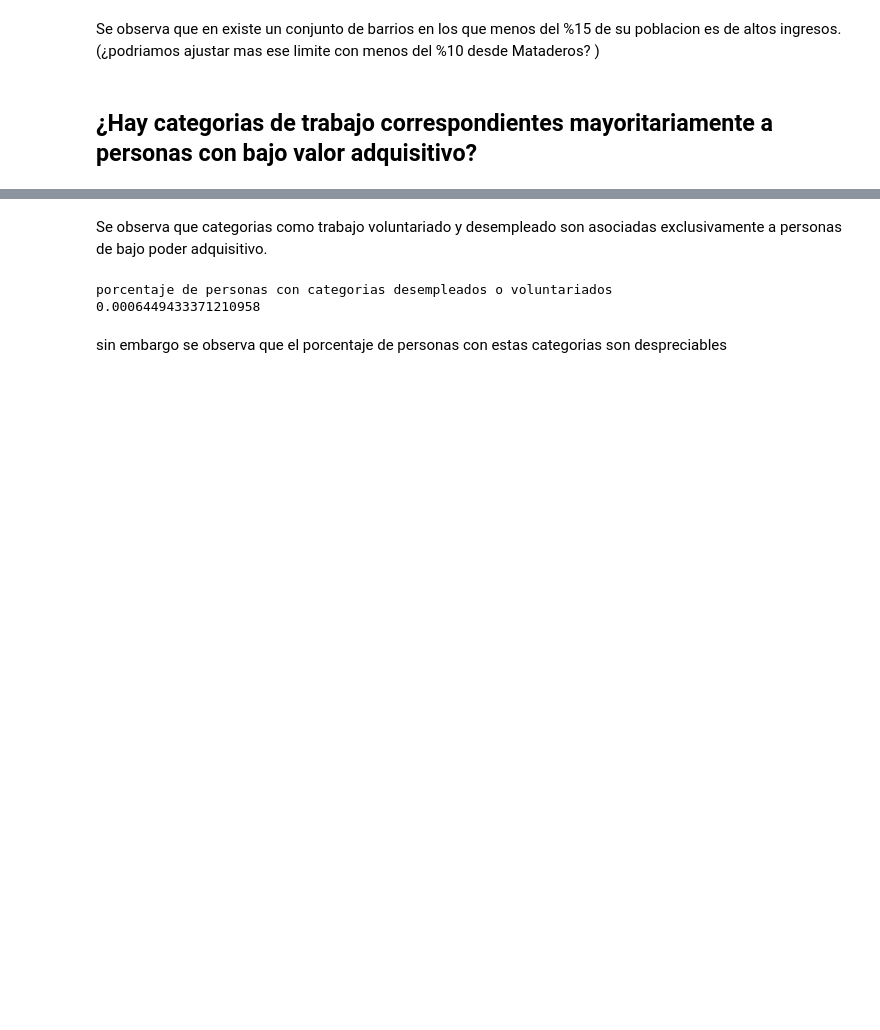
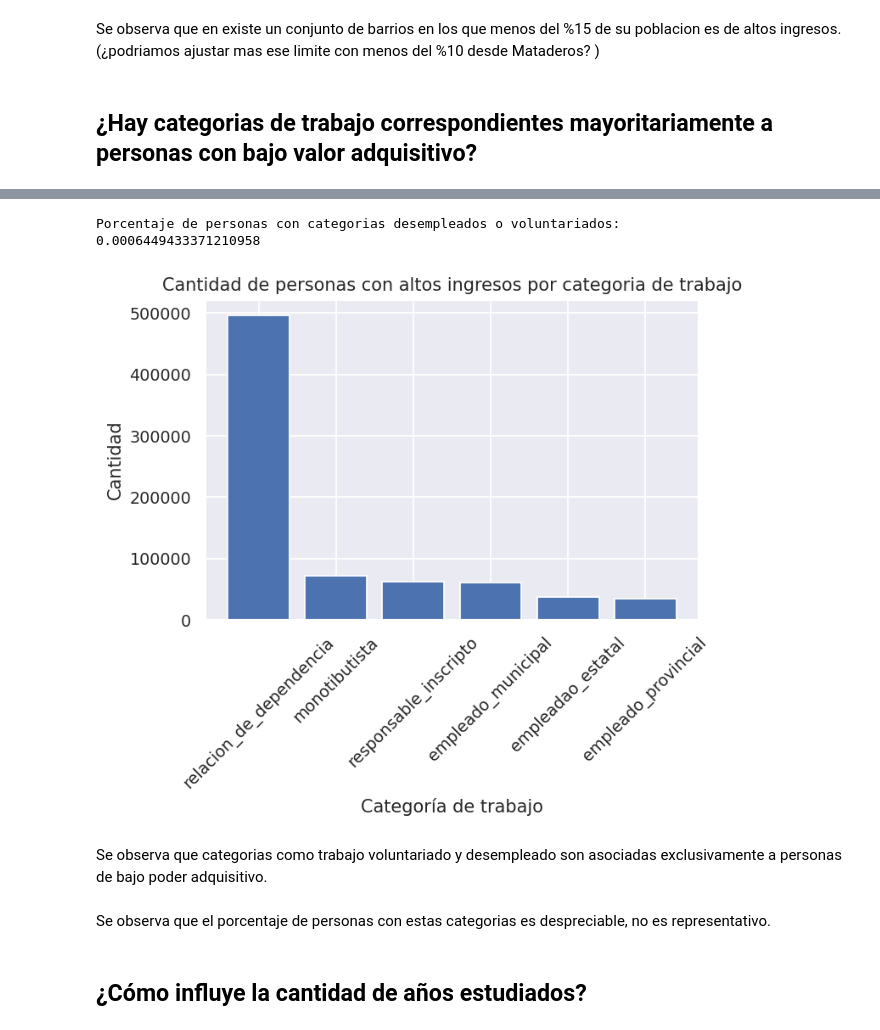
Before and after one commit to TomasArrachea/TP-Organizacion-de-Datos, a Jupyter notebook: informe.ipynb, the cells around one changed output, grey strips where cells are left out. Drawn from its saved outputs; the diff is of its cells as text; code cells hidden in the pictures; blank space fills up the shorter version.

```diff
--- a/informe.ipynb
+++ b/informe.ipynb
@@ -83,13 +100,31 @@ plt.show()
+# %%
+print("Porcentaje de personas con categorias desempleados o voluntariados: ")
+print((df[(df['categoria_de_trabajo'] == 'sin_trabajo') | (df['categoria_de_trabajo'] == 'trabajo_voluntariado')].size ) / df.size)
+# %% [output]
+Porcentaje de personas con categorias desempleados o voluntariados:
+0.0006449433371210958
+# %%
+df_total = df
+df_filtrado = df[df['tiene_alto_valor_adquisitivo'] == 1]
+
+df_r = df_filtrado['categoria_de_trabajo'].value_counts()
+
+plt.figure(dpi=(125))
+
+plt.bar(df_r.index, df_r.values*100, )
+plt.ylabel("Cantidad")
+plt.xlabel("Categoría de trabajo")
+plt.title("Cantidad de personas con altos ingresos por categoria de trabajo")
+plt.xticks(rotation=45)
+plt.show()
+# %% [output]
+[figure, added]
 # %% [markdown]
 Se observa que categorias como trabajo voluntariado y desempleado son asociadas exclusivamente a personas de bajo poder adquisitivo.
-# %%
-print("porcentaje de personas con categorias desempleados o voluntariados")
-print((df[(df['categoria_de_trabajo'] == 'sin_trabajo') | (df['categoria_de_trabajo'] == 'trabajo_voluntariado')].size ) / df.size)
-# %% [output]
-porcentaje de personas con categorias desempleados o voluntariados
-0.0006449433371210958
 # %% [markdown]
-sin embargo se observa que el porcentaje de personas con estas categorias son despreciables
+ Se observa que el porcentaje de personas con estas categorias es despreciable, no es representativo.
+# %% [markdown]
+## ¿Cómo influye la cantidad de años estudiados?
 # %%
 plt.figure(dpi=150)
 
```
Also changed, not shown: parts of 14 cells of this notebook.
